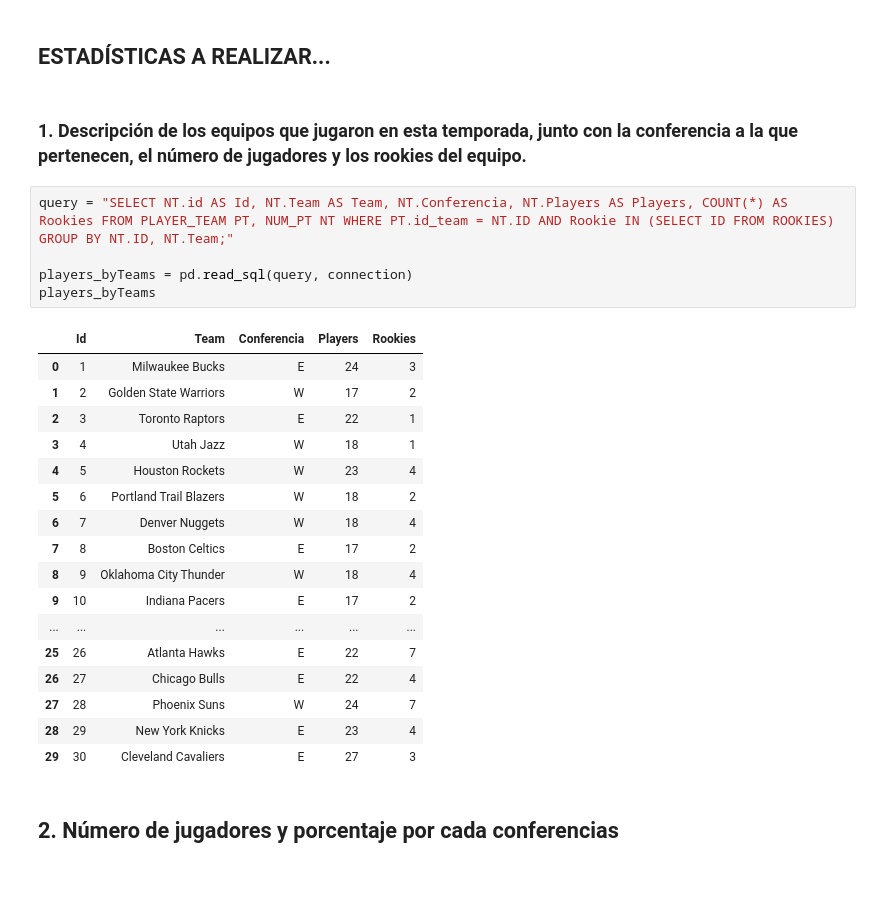
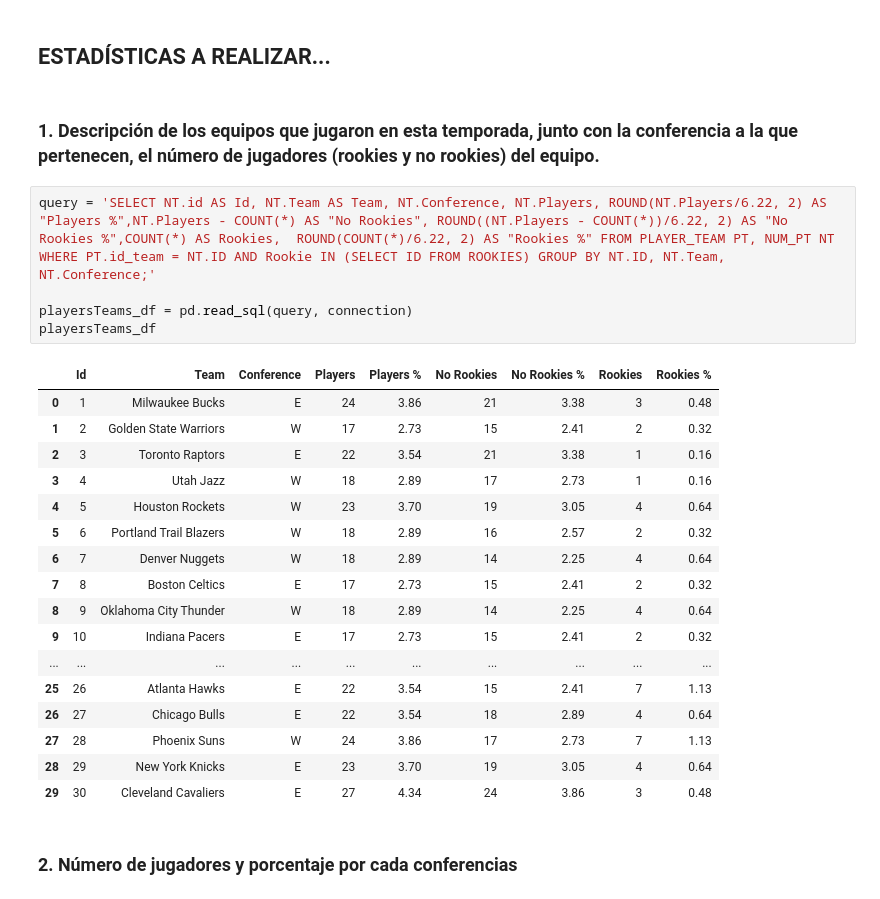
Before and after one commit to mapecode/nba-datawarehouse, a Jupyter notebook: Study.ipynb, the cells around one changed output. Cells and saved outputs as stored; diff of their text form.

```diff
--- a/Study.ipynb
+++ b/Study.ipynb
@@ -14,29 +14,29 @@ connection = sqlite.connect(sql_data)
 # %% [markdown]
 ## ESTADÍSTICAS A REALIZAR...
 # %% [markdown]
-### 1. Descripción de los equipos que jugaron en esta temporada, junto con la conferencia a la que pertenecen, el número de jugadores y los rookies del equipo.
+### 1. Descripción de los equipos que jugaron en esta temporada, junto con la conferencia a la que pertenecen, el número de jugadores (rookies y no rookies) del equipo.
 # %%
-query = "SELECT NT.id AS Id, NT.Team AS Team, NT.Conferencia, NT.Players AS Players, COUNT(*) AS Rookies FROM PLAYER_TEAM PT, NUM_PT NT WHERE PT.id_team = NT.ID AND Rookie IN (SELECT ID FROM ROOKIES)  GROUP BY NT.ID, NT.Team;"
+query = 'SELECT NT.id AS Id, NT.Team AS Team, NT.Conference, NT.Players, ROUND(NT.Players/6.22, 2) AS "Players %",NT.Players - COUNT(*) AS "No Rookies", ROUND((NT.Players - COUNT(*))/6.22, 2) AS "No Rookies %",COUNT(*) AS Rookies,  ROUND(COUNT(*)/6.22, 2) AS "Rookies %" FROM PLAYER_TEAM PT, NUM_PT NT WHERE PT.id_team = NT.ID AND Rookie IN (SELECT ID FROM ROOKIES) GROUP BY NT.ID, NT.Team, NT.Conference;'
 
-players_byTeams = pd.read_sql(query, connection)
-players_byTeams
+playersTeams_df = pd.read_sql(query, connection)
+playersTeams_df
 # %% [output]
-|  | Id | Team | Conferencia | Players | Rookies |
-| 0 | 1 | Milwaukee Bucks | E | 24 | 3 |
-| 1 | 2 | Golden State Warriors | W | 17 | 2 |
-| 2 | 3 | Toronto Raptors | E | 22 | 1 |
-| 3 | 4 | Utah Jazz | W | 18 | 1 |
-| 4 | 5 | Houston Rockets | W | 23 | 4 |
-| 5 | 6 | Portland Trail Blazers | W | 18 | 2 |
-| 6 | 7 | Denver Nuggets | W | 18 | 4 |
-| 7 | 8 | Boston Celtics | E | 17 | 2 |
-| 8 | 9 | Oklahoma City Thunder | W | 18 | 4 |
-| 9 | 10 | Indiana Pacers | E | 17 | 2 |
-| ... | ... | ... | ... | ... | ... |
-| 25 | 26 | Atlanta Hawks | E | 22 | 7 |
-| 26 | 27 | Chicago Bulls | E | 22 | 4 |
-| 27 | 28 | Phoenix Suns | W | 24 | 7 |
-| 28 | 29 | New York Knicks | E | 23 | 4 |
-| 29 | 30 | Cleveland Cavaliers | E | 27 | 3 |
+|  | Id | Team | Conference | Players | Players % | No Rookies | No Rookies % | Rookies | Rookies % |
+| 0 | 1 | Milwaukee Bucks | E | 24 | 3.86 | 21 | 3.38 | 3 | 0.48 |
+| 1 | 2 | Golden State Warriors | W | 17 | 2.73 | 15 | 2.41 | 2 | 0.32 |
+| 2 | 3 | Toronto Raptors | E | 22 | 3.54 | 21 | 3.38 | 1 | 0.16 |
+| 3 | 4 | Utah Jazz | W | 18 | 2.89 | 17 | 2.73 | 1 | 0.16 |
+| 4 | 5 | Houston Rockets | W | 23 | 3.70 | 19 | 3.05 | 4 | 0.64 |
+| 5 | 6 | Portland Trail Blazers | W | 18 | 2.89 | 16 | 2.57 | 2 | 0.32 |
+| 6 | 7 | Denver Nuggets | W | 18 | 2.89 | 14 | 2.25 | 4 | 0.64 |
+| 7 | 8 | Boston Celtics | E | 17 | 2.73 | 15 | 2.41 | 2 | 0.32 |
+| 8 | 9 | Oklahoma City Thunder | W | 18 | 2.89 | 14 | 2.25 | 4 | 0.64 |
+| 9 | 10 | Indiana Pacers | E | 17 | 2.73 | 15 | 2.41 | 2 | 0.32 |
+| ... | ... | ... | ... | ... | ... | ... | ... | ... | ... |
+| 25 | 26 | Atlanta Hawks | E | 22 | 3.54 | 15 | 2.41 | 7 | 1.13 |
+| 26 | 27 | Chicago Bulls | E | 22 | 3.54 | 18 | 2.89 | 4 | 0.64 |
+| 27 | 28 | Phoenix Suns | W | 24 | 3.86 | 17 | 2.73 | 7 | 1.13 |
+| 28 | 29 | New York Knicks | E | 23 | 3.70 | 19 | 3.05 | 4 | 0.64 |
+| 29 | 30 | Cleveland Cavaliers | E | 27 | 4.34 | 24 | 3.86 | 3 | 0.48 |
 # %% [markdown]
-## 2. Número de jugadores y porcentaje por cada conferencias
+### 2. Número de jugadores y porcentaje por cada conferencias
```
Also changed, not shown: parts of 3 cells of this notebook.
